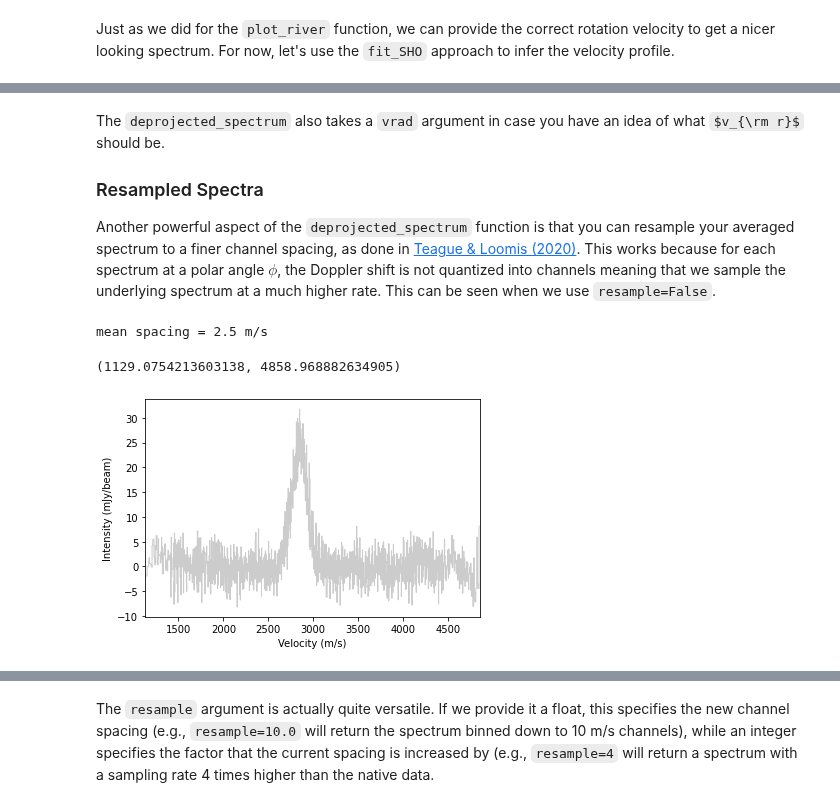
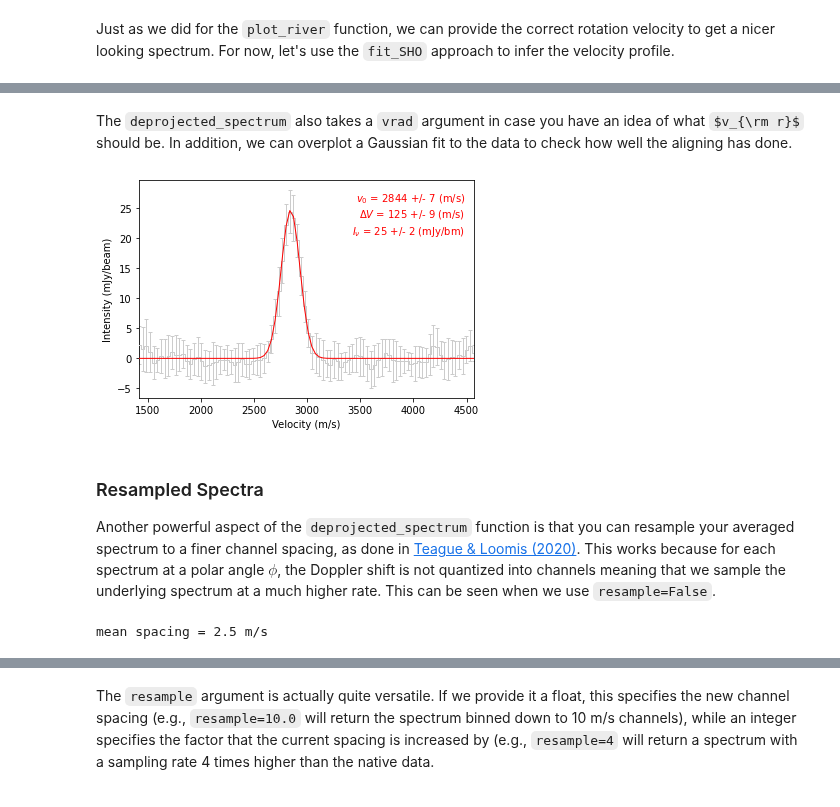
Before and after one commit to richteague/eddy, a Jupyter notebook: docs/tutorials/tutorial_4.ipynb, the cells around one changed output, grey strips where cells are left out. Drawn from its saved outputs; the diff is of its cells as text; code cells hidden in the pictures; some formulas as TeX source.

```diff
--- a/docs/tutorials/tutorial_4.ipynb
+++ b/docs/tutorials/tutorial_4.ipynb
@@ -63,6 +62,10 @@ ax.set_xlim(x.min(), x.max())
+# %% [markdown]
+The `deprojected_spectrum` also takes a `vrad` argument in case you have an idea of what $v_{\rm r}$ should be. In addition, we can overplot a Gaussian fit to the data to check how well the aligning has done.
+# %%
+annulus.plot_spectrum(vrot=v_phi, plot_fit=True)
+# %% [output]
+[figure, added]
 # %% [markdown]
-The `deprojected_spectrum` also takes a `vrad` argument in case you have an idea of what $v_{\rm r}$ should be.
-
 ### Resampled Spectra
 
 Another powerful aspect of the `deprojected_spectrum` function is that you can resample your averaged spectrum to a finer channel spacing, as done in [Teague & Loomis (2020)](https://ui.adsabs.harvard.edu/abs/2020ApJ...899..157T/abstract). This works because for each spectrum at a polar angle $\phi$, the Doppler shift is not quantized into channels meaning that we sample the underlying spectrum at a much higher rate. This can be seen when we use `resample=False`.
@@ -72,12 +75,3 @@ x, y, dy = annulus.deprojected_spectrum(vrot=v_phi, resample=False)
 print('mean spacing = {:.1f} m/s'.format(np.diff(x).mean()))
 # %% [output]
 mean spacing = 2.5 m/s
-# %%
-fig, ax = plt.subplots()
-ax.step(x, y * 1e3, where='mid', lw=1.0, color='0.8')
-ax.set_ylabel('Intensity (mJy/beam)')
-ax.set_xlabel('Velocity (m/s)')
-ax.set_xlim(x.min(), x.max())
-# %% [output]
-(1129.0754213603138, 4858.968882634905)
-[figure, removed]
```
Also changed, not shown: parts of 16 cells of this notebook, 5 other files.
